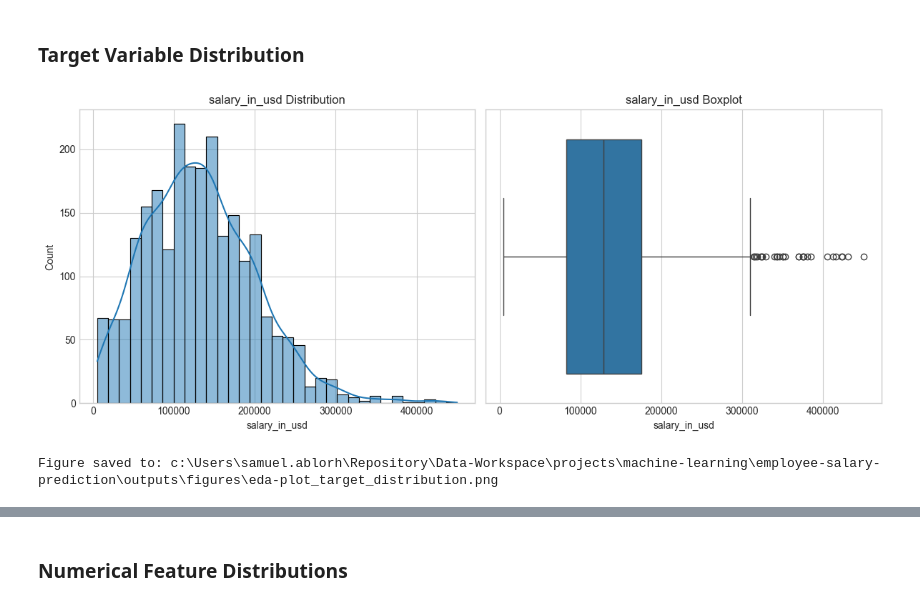
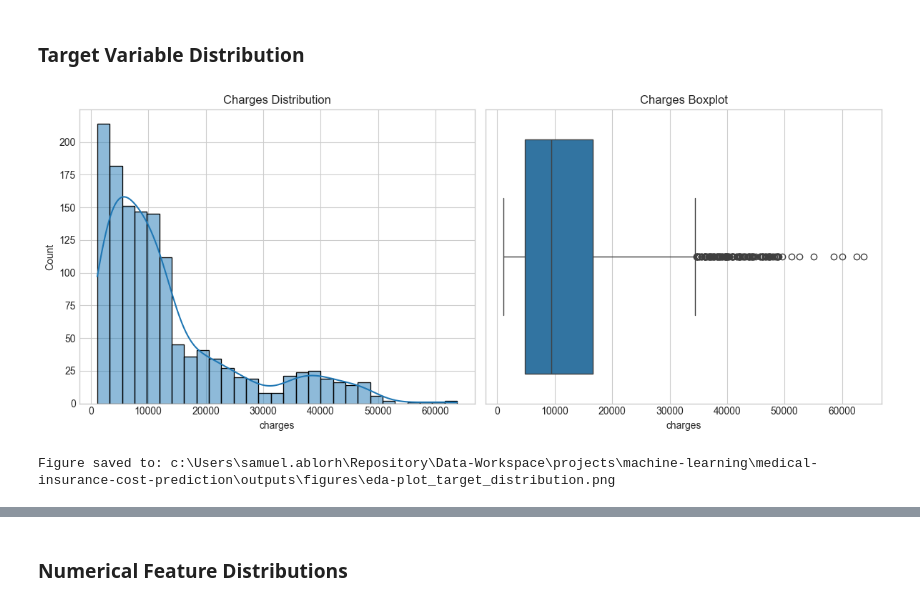
Before and after one commit to samuelablorh/medical-insurance-cost-prediction, a Jupyter notebook: notebooks/medical_insurance_cost_prediction.ipynb, the cells around one changed output, grey strips where cells are left out. Saved outputs shown, nothing was run; the diff lists cells and outputs as text; code cells hidden in the pictures.

Commit message:
feat: add exploratory data analysis

```diff
--- a/notebooks/medical_insurance_cost_prediction.ipynb
+++ b/notebooks/medical_insurance_cost_prediction.ipynb
@@ -1304,30 +1304,30 @@ WindowsPath('c:/Users/samuel.ablorh/Repository/Data-Workspace/projects/machine-l
 # %%
 def plot_target_distribution(df, target=TARGET_COLUMN['key'], figsize=(12, 5)):
     """
     Plot the target variable's distribution and boxplot.
     """
     if target not in df.columns:
         raise ValueError(f"Target column '{target}' not found.")
 
     fig, axes = plt.subplots(1, 2, figsize=figsize)
 
     sns.histplot(df[target].dropna(), kde=True, ax=axes[0])
-    axes[0].set_title(f"{target} Distribution")
+    axes[0].set_title(f"{TARGET_COLUMN['feature']} Distribution")
     axes[0].set_xlabel(target)
 
     sns.boxplot(x=df[target], ax=axes[1])
-    axes[1].set_title(f"{target} Boxplot")
+    axes[1].set_title(f"{TARGET_COLUMN['feature']} Boxplot")
     axes[1].set_xlabel(target)
 
     plt.tight_layout()
     plt.show()
 
     save_figure(filename="eda-plot_target_distribution", fig=fig)
 
 plot_target_distribution(df_clean, target=TARGET_COLUMN['key'])
 # %% [output]
-[figure, old version]
+[figure, new version]
-Figure saved to: c:\Users\samuel.ablorh\Repository\Data-Workspace\projects\machine-learning\employee-salary-prediction\outputs\figures\eda-plot_target_distribution.png
+Figure saved to: c:\Users\samuel.ablorh\Repository\Data-Workspace\projects\machine-learning\medical-insurance-cost-prediction\outputs\figures\eda-plot_target_distribution.png
 # %%
 def summarize_target_distribution(df, target=TARGET_COLUMN['key']):
     """
```
Also changed, not shown: parts of 9 cells of this notebook, 11 other files.
